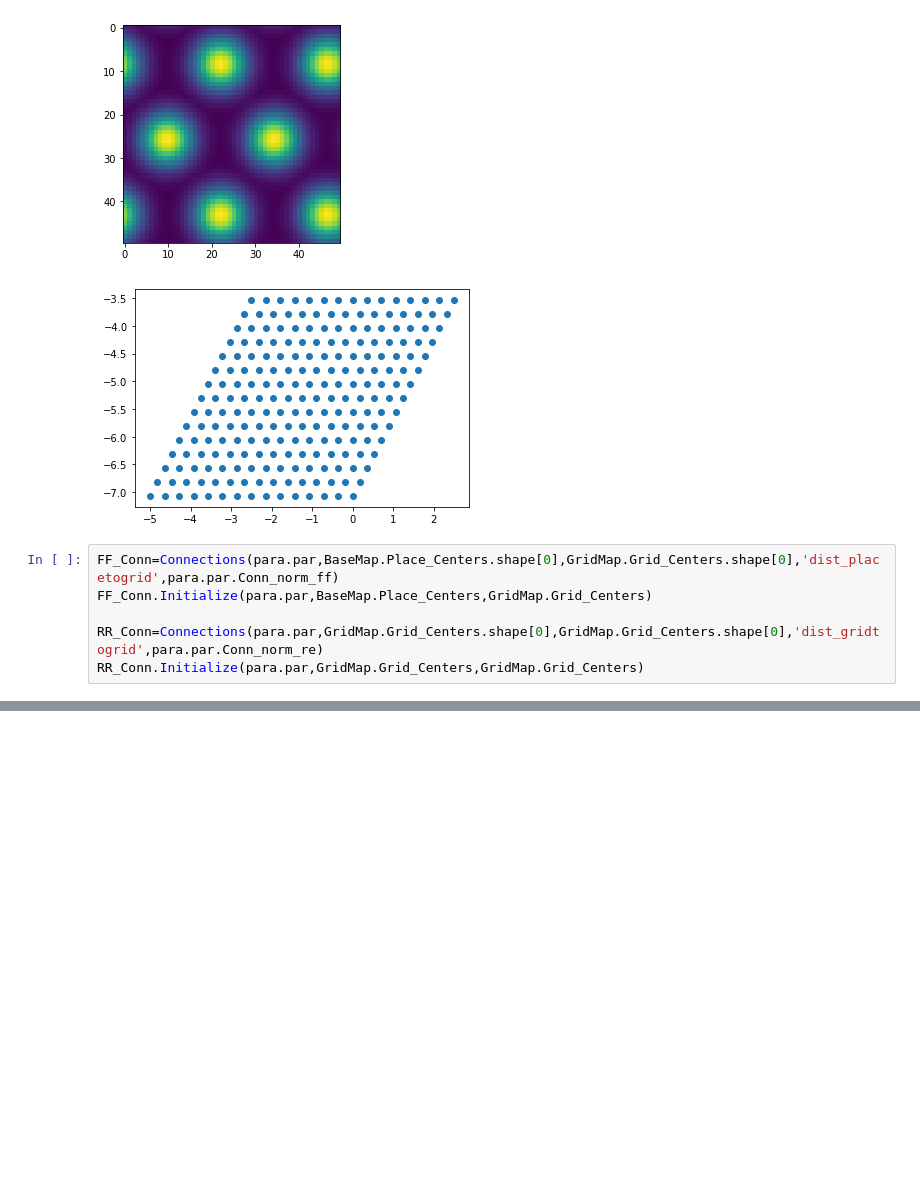
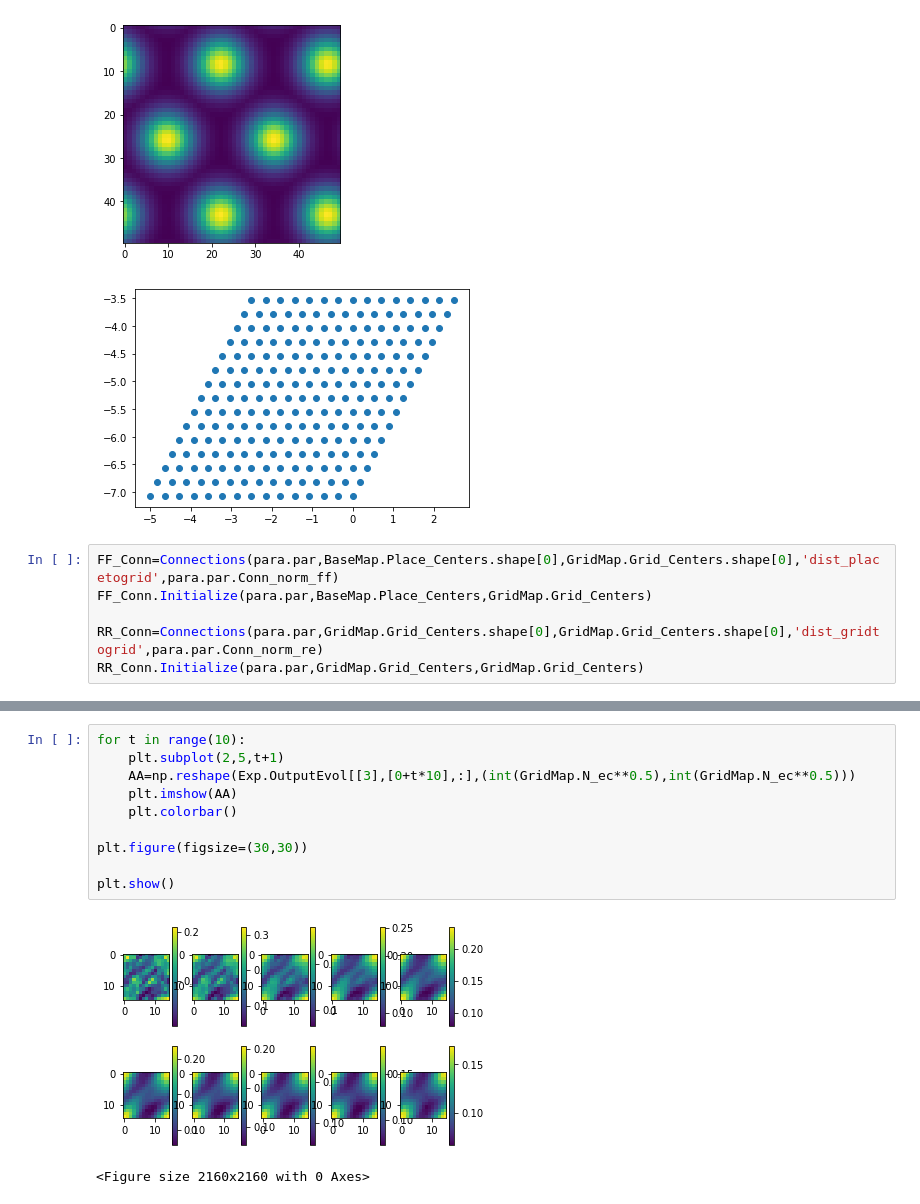
Before and after one commit to fstella/GoalRepr, a Jupyter notebook: Untitled.ipynb, the cells around one changed output, grey strips where cells are left out. Cells and saved outputs as stored; diff of their text form; blank space fills up the shorter version.

```diff
--- a/Untitled.ipynb
+++ b/Untitled.ipynb
@@ -71,0 +114,13 @@ plt.show()
+# %%
+for t in range(10):
+    plt.subplot(2,5,t+1)
+    AA=np.reshape(Exp.OutputEvol[[3],[0+t*10],:],(int(GridMap.N_ec**0.5),int(GridMap.N_ec**0.5)))
+    plt.imshow(AA)
+    plt.colorbar()
+
+plt.figure(figsize=(30,30))
+
+plt.show()
+# %% [output]
+[figure, added]
+<Figure size 2160x2160 with 0 Axes>
```
Also changed, not shown: parts of 5 cells of this notebook, 4 other files.
